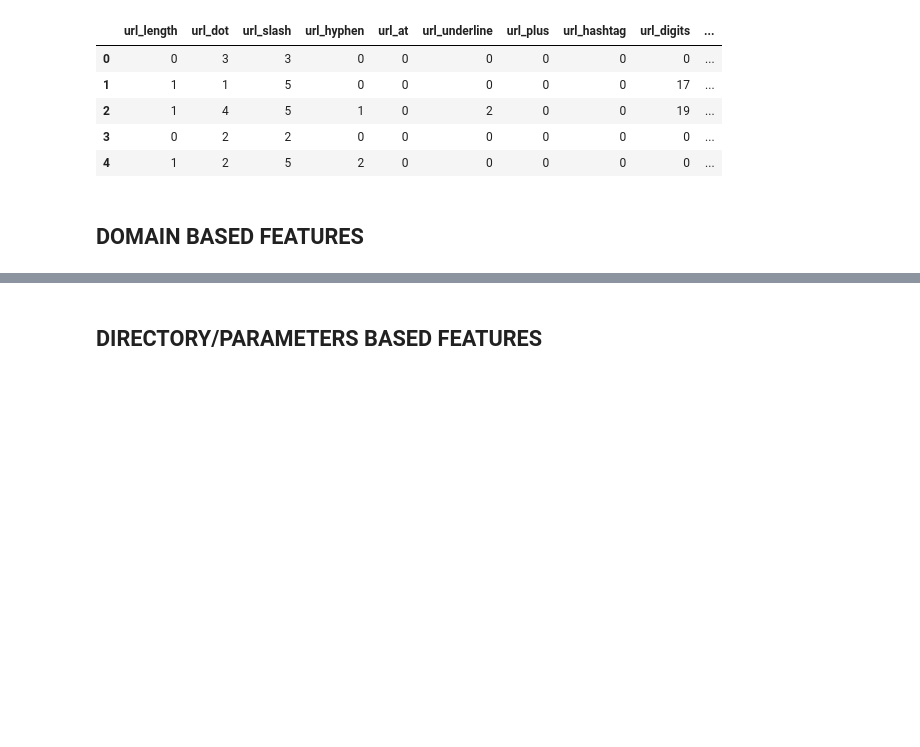
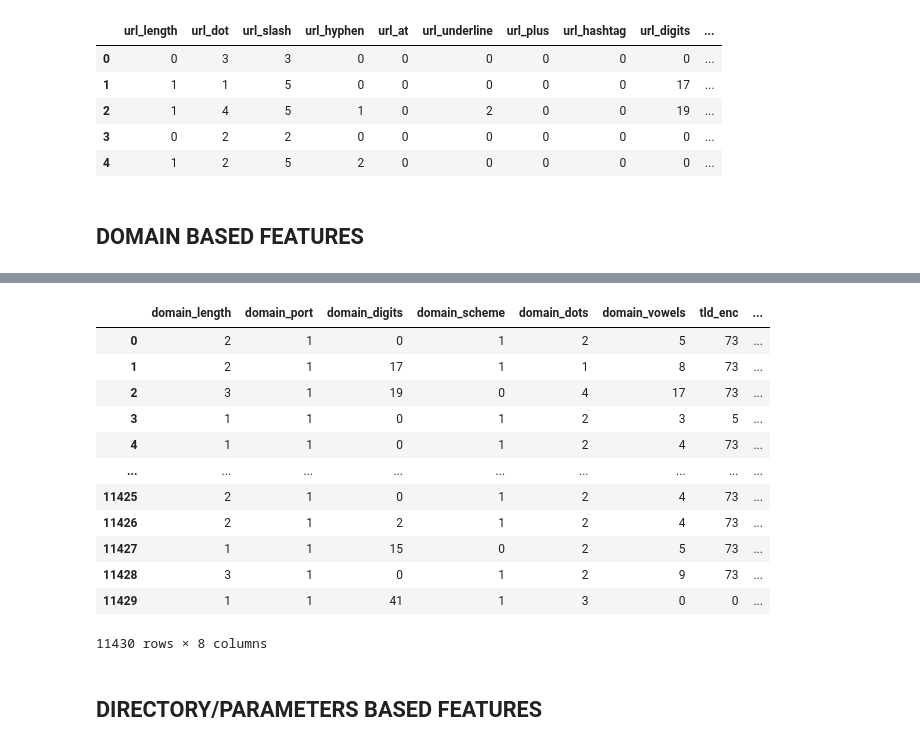
Before and after one commit to devsec-ansh/Phishing-Scam-Detection-Using-Ensemble-Machine-Learning-and-NLP, a Jupyter notebook: Phishing Detection Using ML/Phishing Detection Feature Extraction.ipynb, the cells around one changed output, grey strips where cells are left out. Saved outputs shown, nothing was run; the diff lists cells and outputs as text; code cells hidden in the pictures; blank space fills up the shorter version.

```diff
--- a/Phishing Detection Using ML/Phishing Detection Feature Extraction.ipynb
+++ b/Phishing Detection Using ML/Phishing Detection Feature Extraction.ipynb
@@ -356,2 +356,0 @@ domain_df.head()
-# %%
-domain_df['domain_port'] = domain_df['domain_port'].fillna(domain_df.median())
@@ -358,3 +366,33 @@ domain_df['domain_port'] = domain_df['domain_port'].fillna(domain_df.median())
+# %%
+tld_encoder = LabelEncoder()
+
+tld_encoder.fit(domain_df['domain_tld'])
+domain_df['tld_enc'] = tld_encoder.transform(domain_df['domain_tld'])
+
+domain_df.drop(['domain_tld'],axis =1,inplace=True)
+# %%
+subdomain_encoder = LabelEncoder()
+
+subdomain_encoder.fit(domain_df['domain_sub'])
+domain_df['subdomain_enc'] = subdomain_encoder.transform(domain_df['domain_sub'])
+
+domain_df.drop(['domain_sub'],axis =1,inplace=True)
+# %%
+domain_df
+# %% [output]
+|  | domain_length | domain_port | domain_digits | domain_scheme | domain_dots | domain_vowels | tld_enc | ... |
+| 0 | 2 | 1 | 0 | 1 | 2 | 5 | 73 | ... |
+| 1 | 2 | 1 | 17 | 1 | 1 | 8 | 73 | ... |
+| 2 | 3 | 1 | 19 | 0 | 4 | 17 | 73 | ... |
+| 3 | 1 | 1 | 0 | 1 | 2 | 3 | 5 | ... |
+| 4 | 1 | 1 | 0 | 1 | 2 | 4 | 73 | ... |
+| ... | ... | ... | ... | ... | ... | ... | ... | ... |
+| 11425 | 2 | 1 | 0 | 1 | 2 | 4 | 73 | ... |
+| 11426 | 2 | 1 | 2 | 1 | 2 | 4 | 73 | ... |
+| 11427 | 1 | 1 | 15 | 0 | 2 | 5 | 73 | ... |
+| 11428 | 3 | 1 | 0 | 1 | 2 | 9 | 73 | ... |
+| 11429 | 1 | 1 | 41 | 1 | 3 | 0 | 0 | ... |
+11430 rows × 8 columns
 # %% [markdown]
 ## DIRECTORY/PARAMETERS BASED FEATURES
 # %%
```
Also changed, not shown: parts of 21 cells of this notebook, 1 other file.
